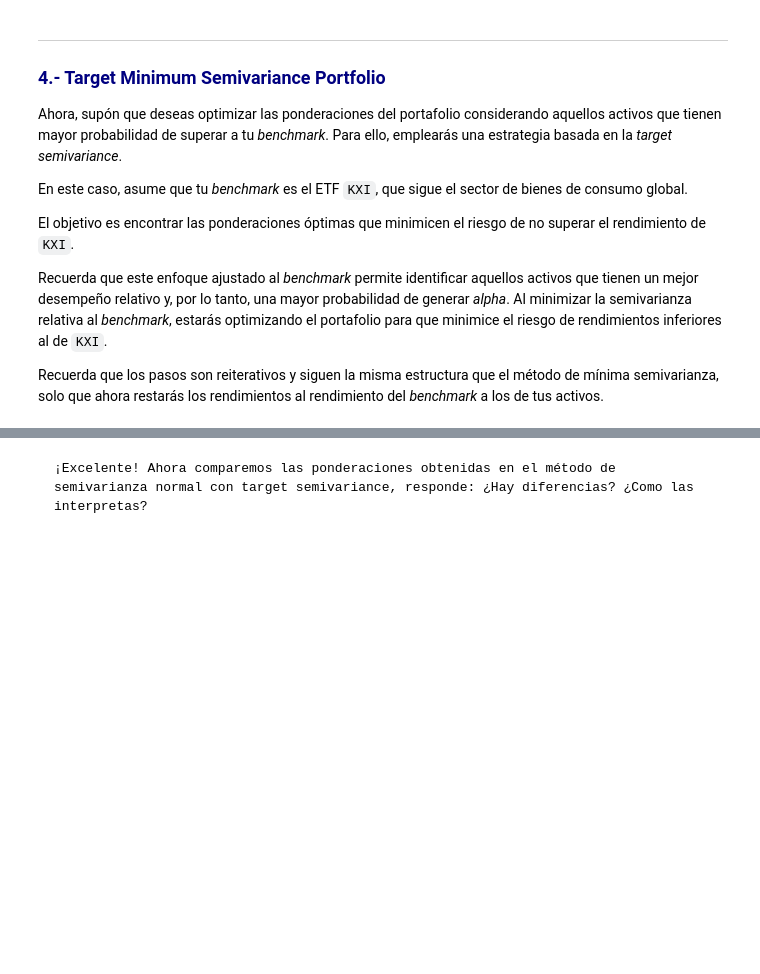
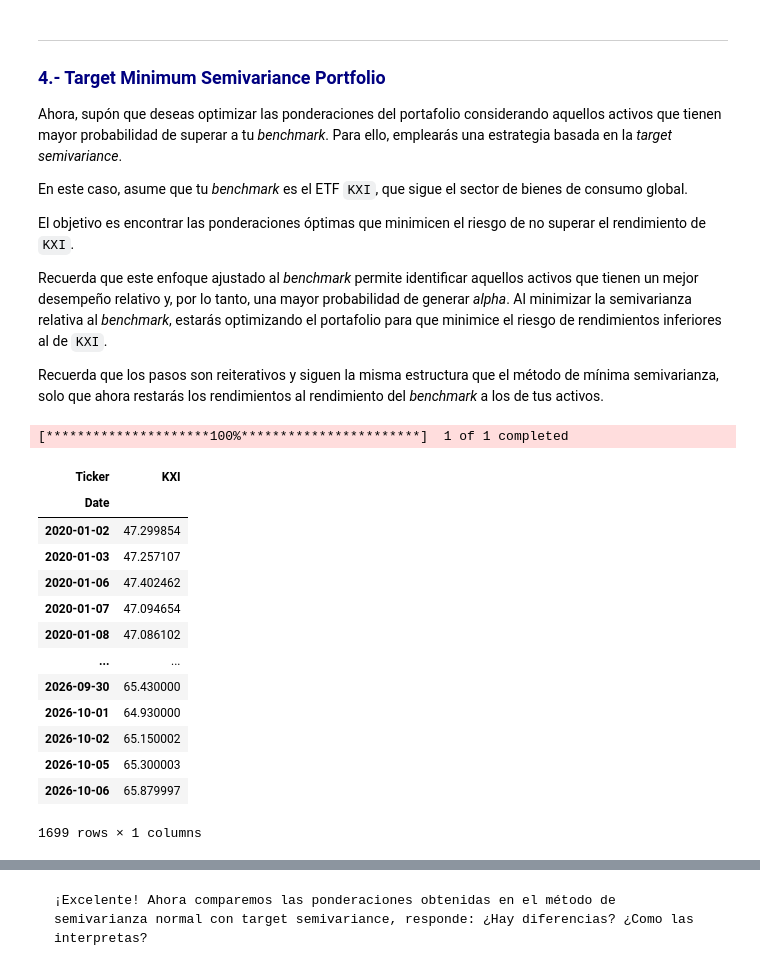
Before and after one commit to Mafergomezf/PORTAFOLIOS-DE-INVERSION, a Jupyter notebook: Modulo-2/15.- Teoría Pos-Moderna de Portafolios.ipynb, the cells around one changed output, grey strips where cells are left out. Drawn from its saved outputs; the diff is of its cells as text; code cells hidden in the pictures; blank space fills up the shorter version.

```diff
--- a/Modulo-2/15.- Teoría Pos-Moderna de Portafolios.ipynb
+++ b/Modulo-2/15.- Teoría Pos-Moderna de Portafolios.ipynb
@@ -358,5 +367,23 @@ Recuerda que este enfoque ajustado al *benchmark* permite identificar aquellos a
 Recuerda que los pasos son reiterativos y siguen la misma estructura que el método de mínima semivarianza, solo que ahora restarás los rendimientos al rendimiento del *benchmark* a los de tus activos.
 # %%
 # Descarga de Precios del Benchmark
+benchmark = yf.download('KXI', start='2020-01-01', end='2026-10-07')['Close']
+benchmark
+# %% [output]
+[*********************100%***********************]  1 of 1 completed
+| Ticker | KXI |
+| Date |  |
+| 2020-01-02 | 47.299854 |
+| 2020-01-03 | 47.257107 |
+| 2020-01-06 | 47.402462 |
+| 2020-01-07 | 47.094654 |
+| 2020-01-08 | 47.086102 |
+| ... | ... |
+| 2026-09-30 | 65.430000 |
+| 2026-10-01 | 64.930000 |
+| 2026-10-02 | 65.150002 |
+| 2026-10-05 | 65.300003 |
+| 2026-10-06 | 65.879997 |
+1699 rows × 1 columns
 # %%
 # Obtener rendimientos del benchmark
```
Also changed, not shown: parts of 4 cells of this notebook.
